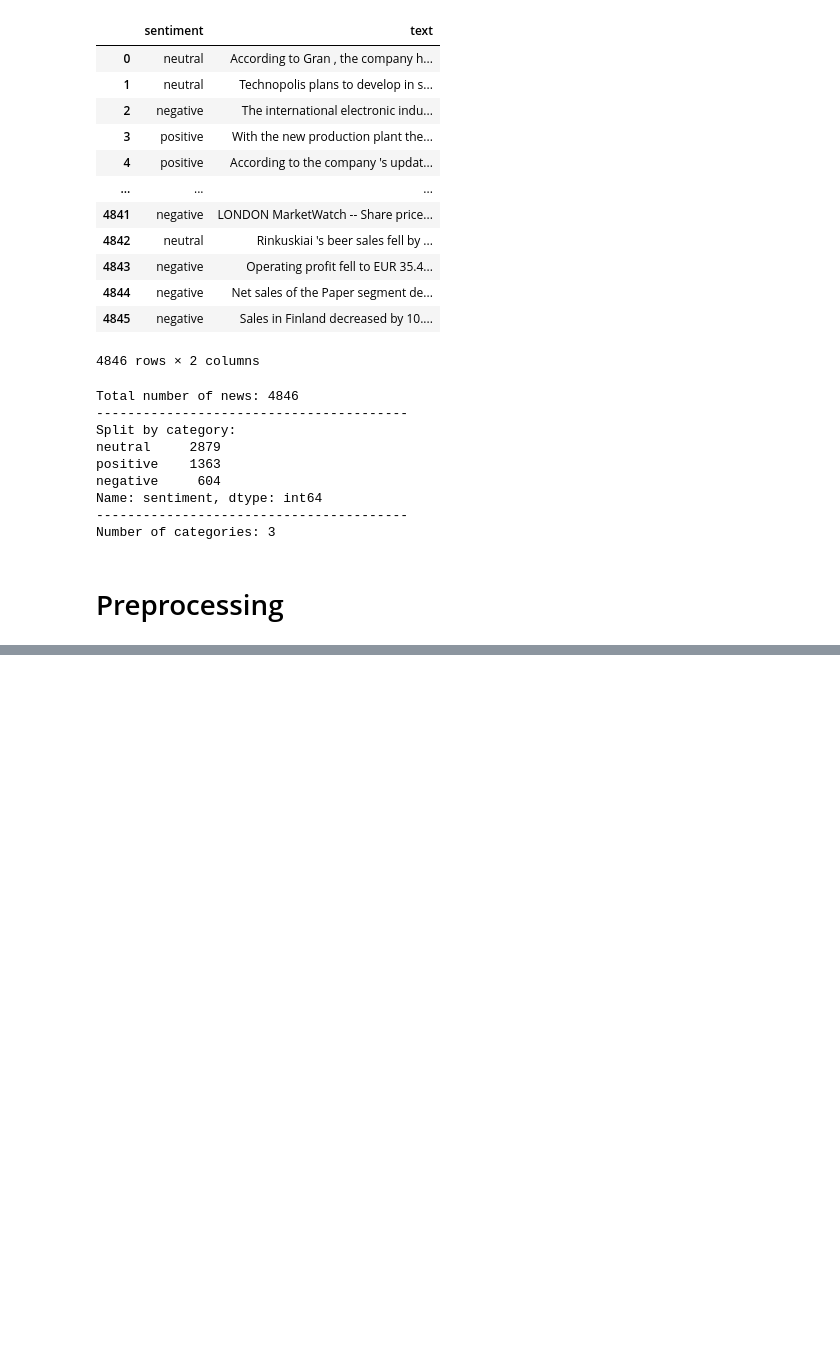
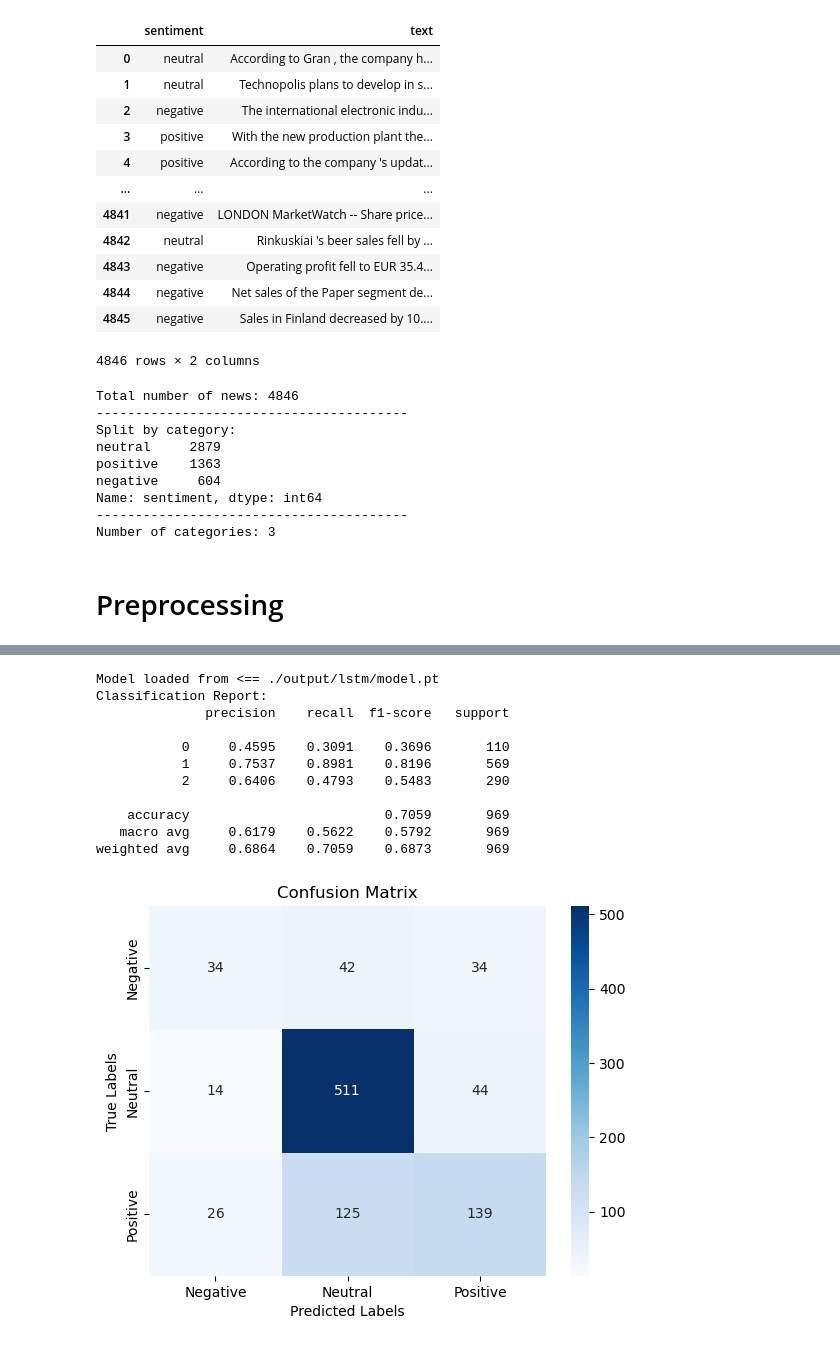
Before and after one commit to ivan-pua/ml-lib, a Jupyter notebook: nlp/text-classification/text_classification_lstm.ipynb, the cells around one changed output, grey strips where cells are left out. Cells and saved outputs as stored; diff of their text form; code cells hidden in the pictures; blank space fills up the shorter version.

Commit message:
created text classification notebooks

```diff
--- a/nlp/text-classification/text_classification_lstm.ipynb
+++ b/nlp/text-classification/text_classification_lstm.ipynb
@@ -99,7 +140,8 @@ stopWords = stopwords.words('english') # from NLTK
 label_field = Field(sequential=False,
                     use_vocab=False,
                     batch_first=True)
-text_field = Field(tokenize=spacy_tokeniser,
+text_field = Field(tokenize=tokenise,
+                   preprocessing = None,
                    lower=False,
                    include_lengths=True,
                    batch_first=True,
@@ -416,0 +266,7 @@ evaluate(best_model, valLoader)
+# %%
+import torch.optim as toptim
+model = LSTM()
+model = model.to(device)
+epochs = 30
+lr= 1e-4
+optimizer = toptim.Adam(model.parameters(), lr=lr)
@@ -416,0 +439,57 @@ evaluate(best_model, valLoader)
+# %%
+def evaluate(model, test_loader):
+    y_pred = []
+    y_true = []
+
+    model.eval()
+    with torch.no_grad():
+        for (labels, (text, text_len)), _ in test_loader:
+
+
+            labels = labels.to(device)
+            text = text_field.vocab.vectors[text].to(device)
+            text_len = text_len.to(device)
+            output = model(text, text_len)
+
+
+#             output = torch.round(output) # for binary labels
+
+            # obtain index with the maximum probability, representing the predicted category
+            _, output = torch.max(output.data, 1)
+            y_pred.extend(output.long().tolist())
+            y_true.extend(labels.tolist())
+
+    print('Classification Report:')
+    print(classification_report(y_true, y_pred, digits=4))
+
+    cm = confusion_matrix(y_true, y_pred, labels=[0,1,2])
+    ax= plt.subplot()
+    sns.heatmap(cm, annot=True, ax = ax, cmap='Blues', fmt="d")
+
+    ax.set_title('Confusion Matrix')
+
+    ax.set_xlabel('Predicted Labels')
+    ax.set_ylabel('True Labels')
+
+    ax.xaxis.set_ticklabels(['Negative', 'Neutral', 'Positive'])
+    ax.yaxis.set_ticklabels(['Negative', 'Neutral', 'Positive'])
+
+
+best_model = LSTM().to(device)
+optimizer = toptim.Adam(best_model.parameters(), lr=lr)
+
+load_checkpoint(destination_folder + '/model.pt', best_model, optimizer)
+evaluate(best_model, valLoader)
+# %% [output]
+Model loaded from <== ./output/lstm/model.pt
+Classification Report:
+              precision    recall  f1-score   support
+
+           0     0.4595    0.3091    0.3696       110
+           1     0.7537    0.8981    0.8196       569
+           2     0.6406    0.4793    0.5483       290
+
+    accuracy                         0.7059       969
+   macro avg     0.6179    0.5622    0.5792       969
+weighted avg     0.6864    0.7059    0.6873       969
+[figure, added]
```
Also changed, not shown: parts of 32 cells of this notebook, 4 other files.
